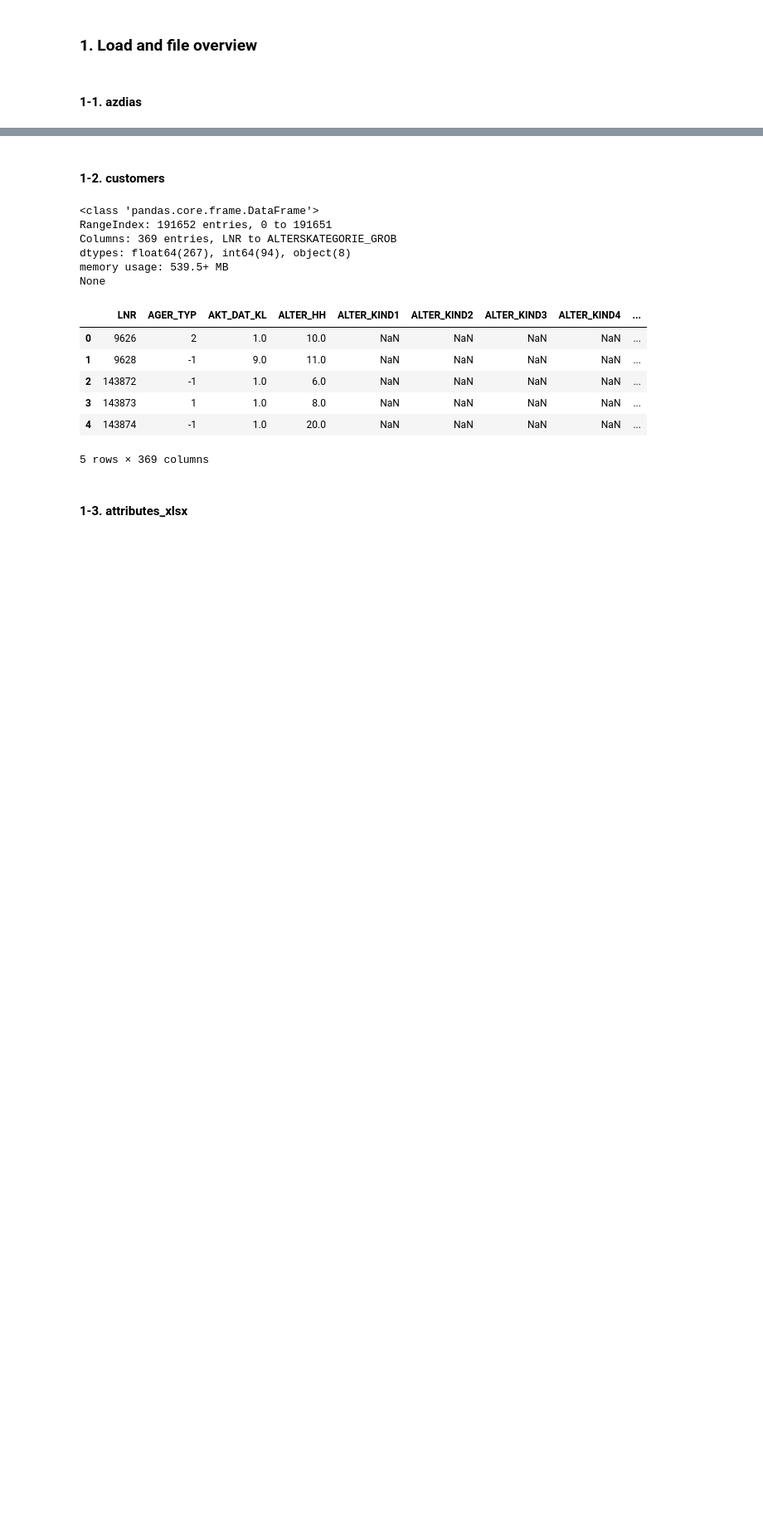
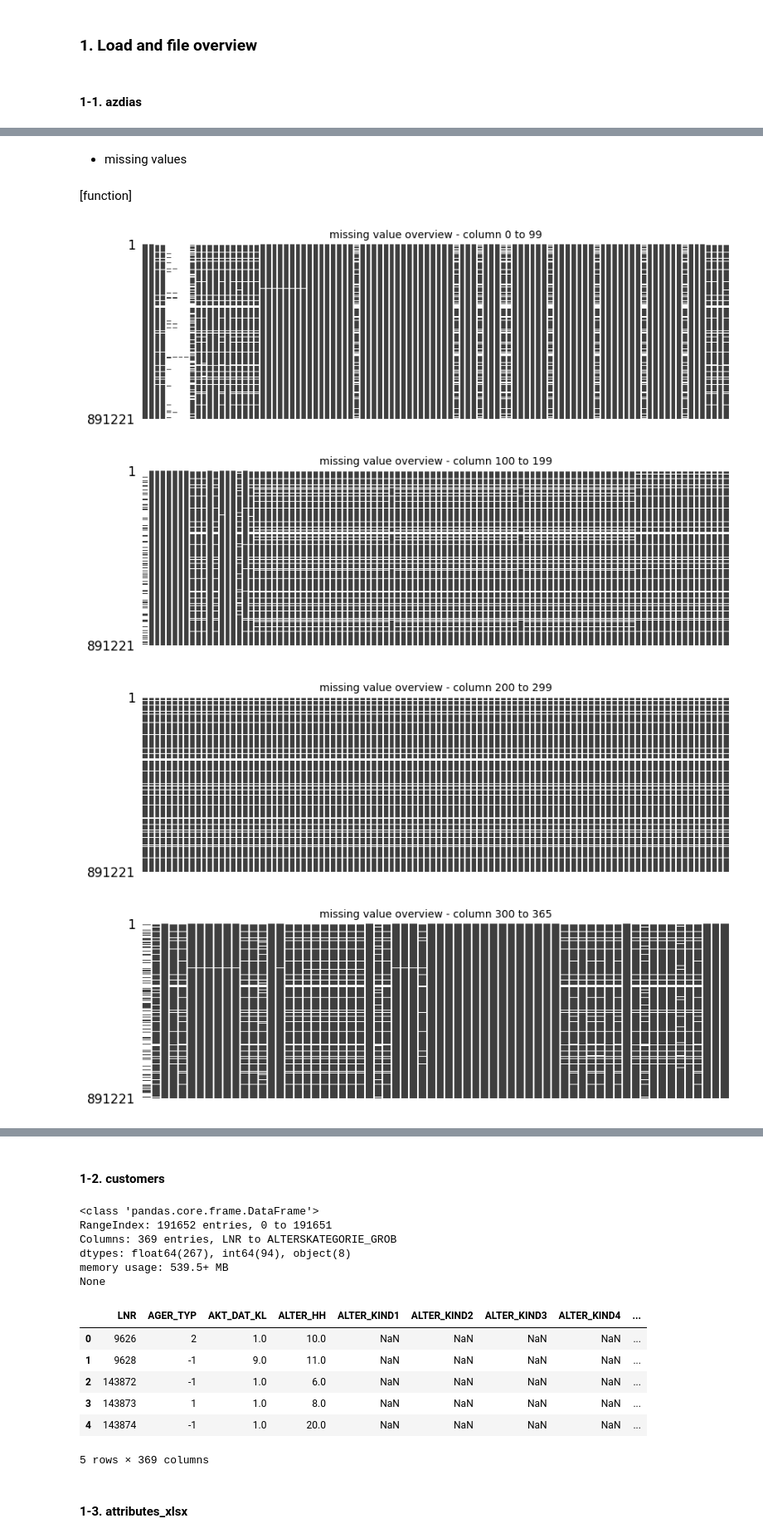
Before and after one commit to jaeyoun-chang/u_city_capstone, a Jupyter notebook: Arvato Project Workbook.ipynb, the cells around one changed output, grey strips where cells are left out. Shown at 83% size. Cells and saved outputs as stored; diff of their text form; code cells hidden in the pictures; blank space fills up the shorter version.

Commit message:
functions

```diff
--- a/Arvato Project Workbook.ipynb
+++ b/Arvato Project Workbook.ipynb
@@ -56,5 +60,6 @@ You'll notice when the data is loaded in that a warning message will immediately
 # %%
 azdias = pd.read_pickle('../csv_pickle/azdias.pickle')
-print (azdias.info())
+azdias.name = 'azdias'
+print (azdias.shape)
 azdias.head()
 # %% [output]
@@ -71,3 +71,32 @@ None
 | 3 | 910226 | 2 | 1.0 | 13.0 | NaN | NaN | NaN | NaN | ... |
 | 4 | 910241 | -1 | 1.0 | 20.0 | NaN | NaN | NaN | NaN | ... |
 5 rows × 366 columns
+# %% [markdown]
+* missing values
+# %% [markdown]
+[function]
+# %%
+def miss_val_overview(df, chunk_size = 100):
+    '''
+    function to display missing value distribution
+    df: dataframe
+    chunk_size : size of column chunk, 100 as default
+    '''
+    # split the columns into chunks
+    chunk_size = chunk_size
+    column_chunks = [df.iloc[:, i : i + chunk_size] for i in range(0, df.shape[1], chunk_size)]
+
+    # Generate and display missingno plots for each chunk
+    for i, _ in enumerate(column_chunks):
+        msno.matrix(_, figsize = (10, 3), fontsize = 10, labels = False, sparkline = False)
+        plt.title(
+            f'missing value overview - column {i * 100} to {min (i * chunk_size + chunk_size - 1, df.shape[1] - 1)}',
+            fontsize = 10);
+# %%
+# missing value overview
+miss_val_overview(azdias)
+# %% [output]
+[figure, added]
+[figure, added]
+[figure, added]
+[figure, added]
```
Also changed, not shown: parts of 17 cells of this notebook.
